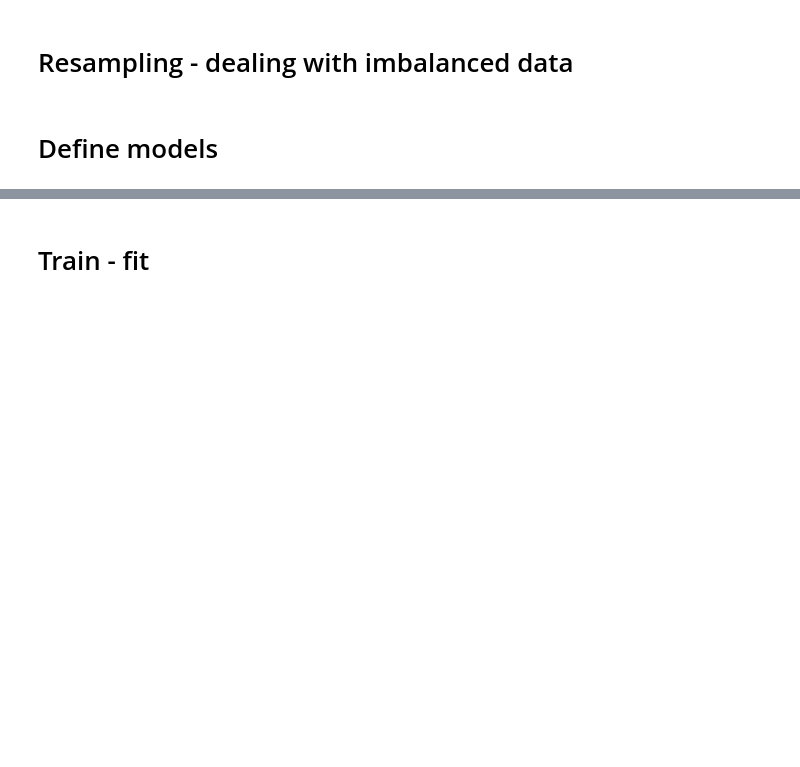
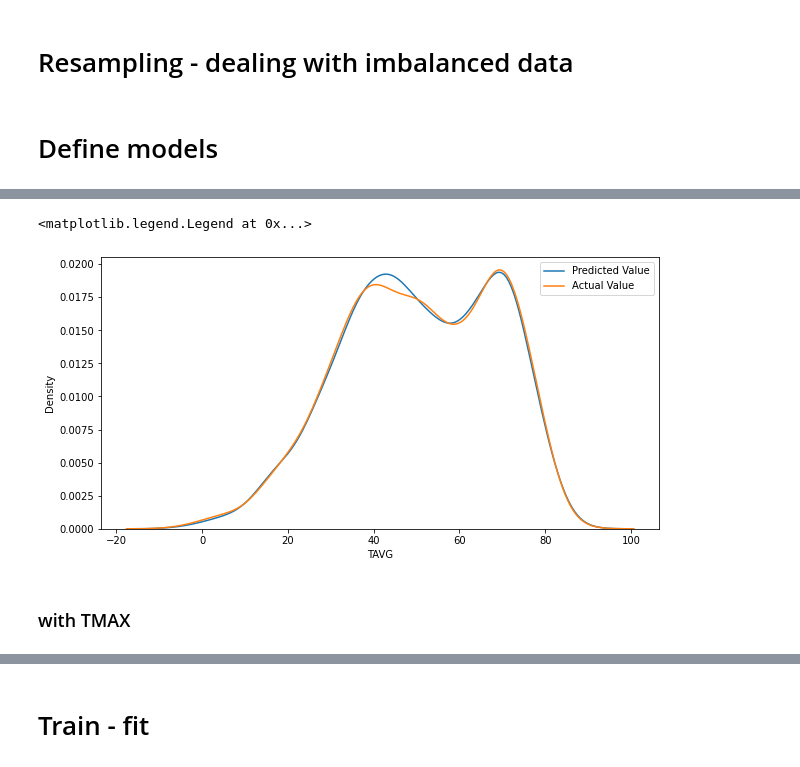
Before and after one commit to Alex-Kamenev/Weather_Data_Prediction_Models, a Jupyter notebook: Weather_Data_Predictive_Models.ipynb, the cells around one changed output, grey strips where cells are left out. Cells and saved outputs as stored; diff of their text form; code cells hidden in the pictures; blank space fills up the shorter version.

```diff
--- a/Weather_Data_Predictive_Models.ipynb
+++ b/Weather_Data_Predictive_Models.ipynb
@@ -119,0 +204,10 @@ lm = LinearRegression()
+# %%
+plt.figure(figsize=(10, 5))
+sbn.kdeplot(Y_pred)
+sbn.kdeplot(Y_test)
+plt.legend(labels=["Predicted Value","Actual Value"])
+# %% [output]
+<matplotlib.legend.Legend at 0x...>
+[figure, added]
+# %% [markdown]
+### with TMAX
```
Also changed, not shown: parts of 79 cells of this notebook, 1 other file.
